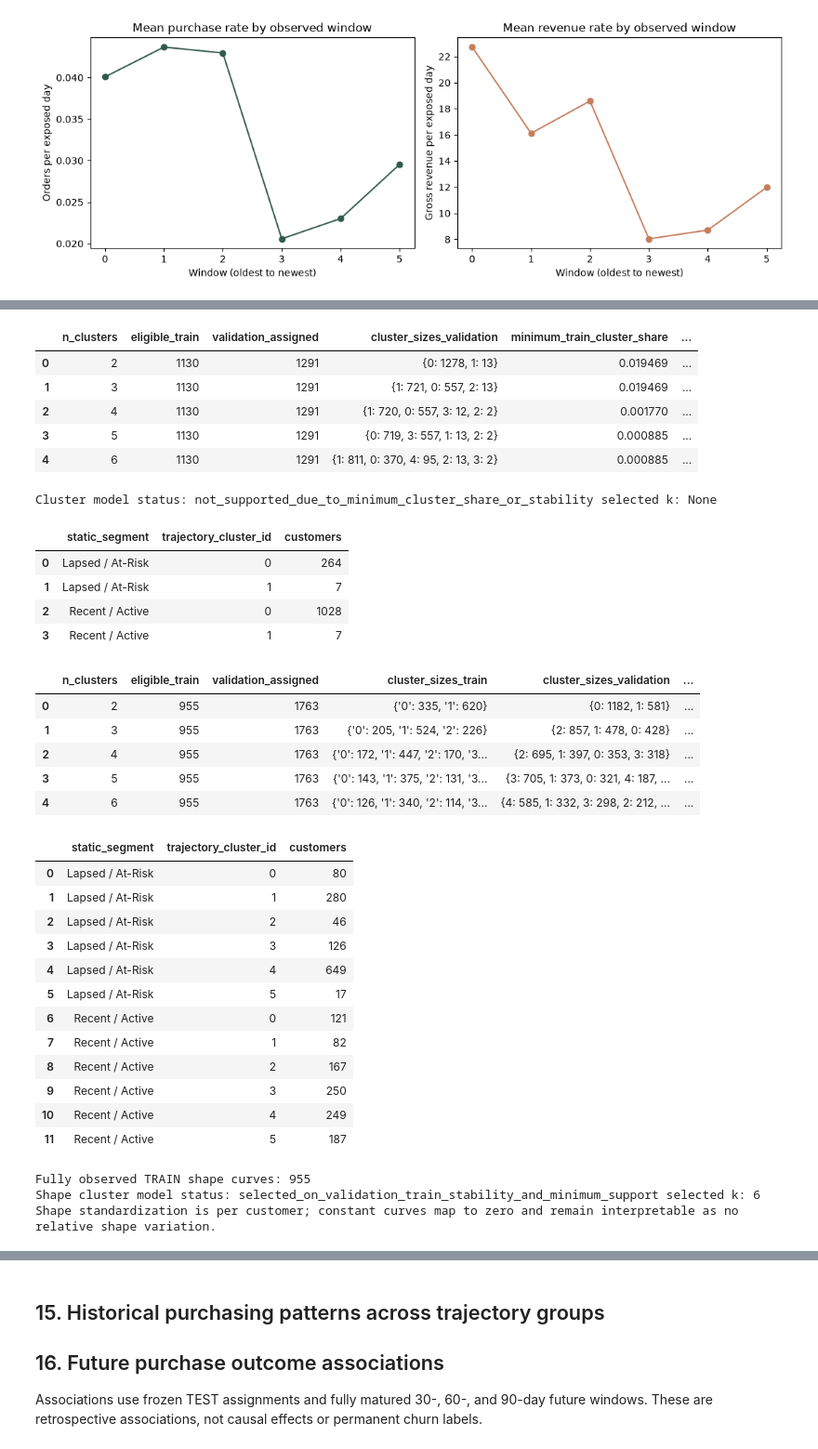
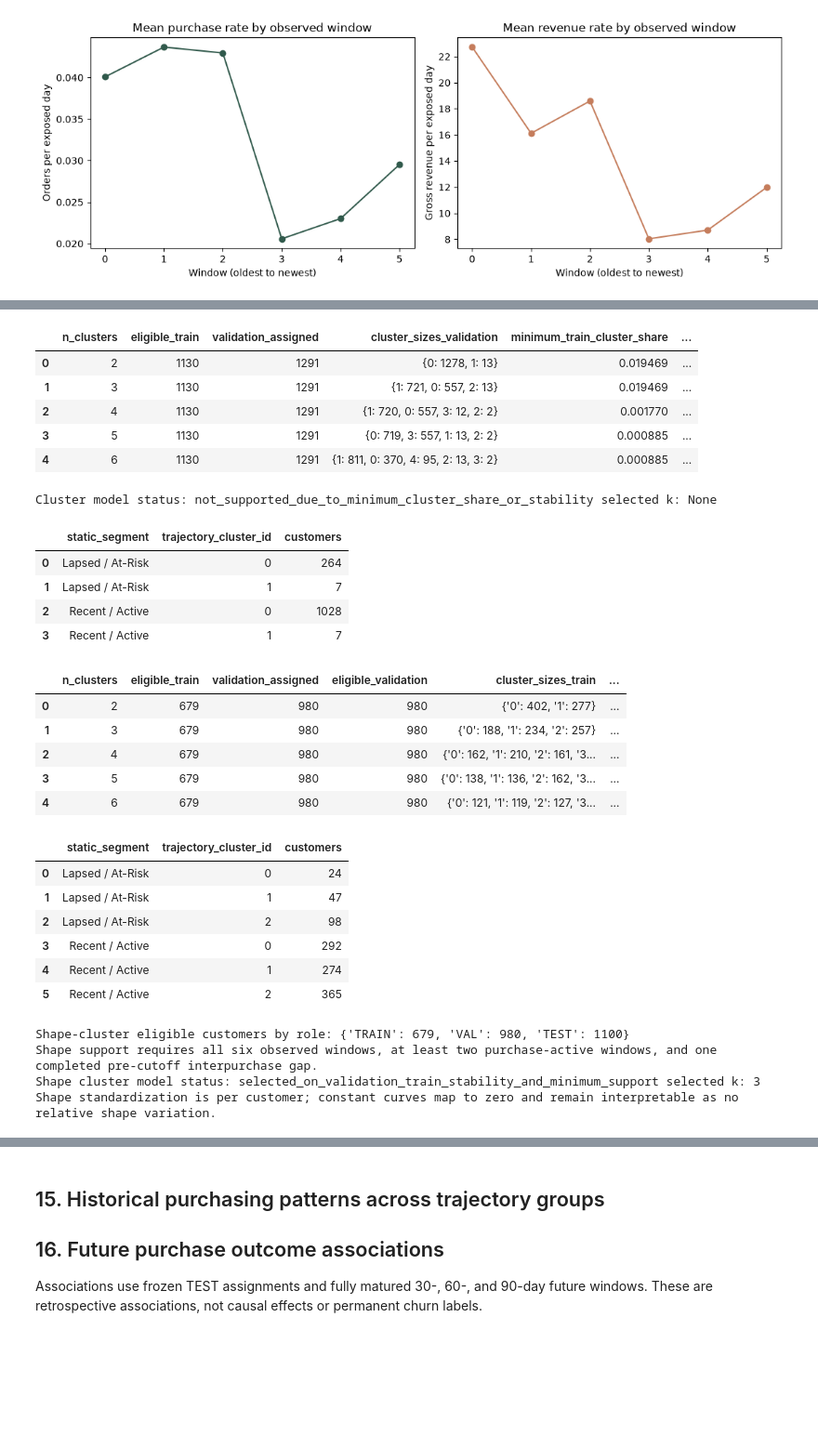
Before and after one commit to Punit-IITPKD/OELP_project, a Jupyter notebook: notebooks/11_Customer_Retention_Trajectory_Analysis.ipynb, the cells around one changed output, grey strips where cells are left out. Shown at 93% size. Cells and saved outputs as stored; diff of their text form; code cells hidden in the pictures; blank space fills up the shorter version.

```diff
--- a/notebooks/11_Customer_Retention_Trajectory_Analysis.ipynb
+++ b/notebooks/11_Customer_Retention_Trajectory_Analysis.ipynb
@@ -330,9 +332,12 @@ shape_val = build_shape_trajectory_features(matrices['VAL'])
 shape_test = build_shape_trajectory_features(matrices['TEST'])
 profile_timings_ms['feature_engineering_ms'] += (time.perf_counter() - shape_features_started) * 1000
 shape_feature_columns = tuple(column for column in shape_train if column.startswith('shape_window_'))
+shape_train_eligible = int(shape_train['cluster_eligible'].sum())
+shape_val_eligible = int(shape_val['cluster_eligible'].sum())
+shape_candidate_max = min(6, shape_train_eligible - 1, int(shape_train_eligible * 0.8) - 1, shape_val_eligible - 1)
 shape_cluster_candidates = []
 shape_cluster_bundles = {}
-for cluster_count in range(2, 7):
+for cluster_count in range(2, shape_candidate_max + 1):
     shape_config = TrajectoryClusteringConfig(
         feature_columns=shape_feature_columns, eligible_column='cluster_eligible',
         n_clusters=cluster_count, stability_runs=8, n_init=15
@@ -356,11 +361,11 @@ for cluster_count in range(2, 7):
     if len(np.unique(shape_val_labels)) > 1 and len(np.unique(shape_val_labels)) < len(shape_val_labels):
         from sklearn.metrics import silhouette_score
         shape_val_silhouette = float(silhouette_score(shape_val_values, shape_val_labels))
-    shape_train_sizes = {int(key): int(value) for key, value in shape_stability['cluster_sizes'].items()}
-    shape_val_sizes = {int(key): int(value) for key, value in pd.Series(shape_val_labels).value_counts().items()}
+    shape_train_sizes = pd.Series({int(key): int(value) for key, value in shape_stability['cluster_sizes'].items()}, dtype=int).reindex(range(cluster_count), fill_value=0).to_dict()
+    shape_val_sizes = pd.Series(shape_val_labels).value_counts().reindex(range(cluster_count), fill_value=0).astype(int).to_dict()
     shape_cluster_candidates.append({
         'n_clusters': cluster_count, 'eligible_train': shape_stability['eligible_train_customers'],
-        'validation_assigned': int(shape_val_mask.sum()), 'cluster_sizes_train': shape_stability['cluster_sizes'],
+        'validation_assigned': int(shape_val_mask.sum()), 'eligible_validation': shape_val_eligible, 'cluster_sizes_train': shape_stability['cluster_sizes'],
         'cluster_sizes_validation': shape_val_sizes,
         'minimum_train_cluster_share': min(shape_train_sizes.values()) / shape_stability['eligible_train_customers'],
         'minimum_validation_cluster_share': min(shape_val_sizes.values()) / max(1, int(shape_val_mask.sum())),
@@ -376,7 +381,7 @@ for cluster_count in range(2, 7):
         'resample_size': shape_stability['resample_size'],
     })
     shape_cluster_bundles[cluster_count] = shape_bundle
-shape_cluster_candidate_table = pd.DataFrame(shape_cluster_candidates)
+shape_cluster_candidate_table = pd.DataFrame(shape_cluster_candidates, columns=['n_clusters', 'eligible_train', 'validation_assigned', 'eligible_validation', 'cluster_sizes_train', 'cluster_sizes_validation', 'minimum_train_cluster_share', 'minimum_validation_cluster_share', 'validation_silhouette', 'train_silhouette', 'within_cluster_inertia', 'davies_bouldin_index', 'calinski_harabasz_index', 'seed_ari_mean', 'seed_ari_min', 'resample_ari_mean', 'resample_ari_min', 'resample_size'])
 display(shape_cluster_candidate_table)
 supported_shape_candidates = shape_cluster_candidate_table.loc[
     shape_cluster_candidate_table['validation_silhouette'].notna()
@@ -387,7 +392,7 @@ supported_shape_candidates = shape_cluster_candidate_table.loc[
 ]
 selected_shape_cluster_count = None
 selected_shape_bundle = None
-shape_cluster_status = 'not_supported_by_train_validation_stability'
+shape_cluster_status = 'not_supported_due_to_insufficient_eligible_customers' if shape_candidate_max < 2 else 'not_supported_by_train_validation_stability'
 if not supported_shape_candidates.empty:
     selected_shape = supported_shape_candidates.sort_values(['validation_silhouette', 'n_clusters'], ascending=[False, True]).iloc[0]
     selected_shape_cluster_count = int(selected_shape['n_clusters'])
@@ -395,55 +400,50 @@ if not supported_shape_candidates.empty:
     shape_cluster_status = 'selected_on_validation_train_stability_and_minimum_support'
 shape_test_assignments = None
 shape_static_dynamic_comparison = {'comparable_customers': 0, 'normalized_mutual_information': None, 'adjusted_rand_index': None, 'cross_tabulation': [], 'status': 'no_supported_shape_cluster_model'}
 if selected_shape_bundle is not None:
     shape_test_config = TrajectoryClusteringConfig(**{**selected_shape_bundle['config'], 'feature_columns': tuple(selected_shape_bundle['config']['feature_columns'])})
     prepared_shape_test = prepare_trajectory_features(shape_test, shape_test_config)
     assignment_started = time.perf_counter()
     shape_test_assignments = assign_trajectory_clusters(selected_shape_bundle, prepared_shape_test)
     profile_timings_ms['cluster_assignment_ms'] += (time.perf_counter() - assignment_started) * 1000
     saved_split = pd.read_csv(ROOT / 'data/processed/temporal/predictive_splits_30d.csv')
     static_test = saved_split.loc[saved_split['split_role'].eq('TEST'), ['Customer ID', 'Hist_Segment']]
     shape_static_dynamic_comparison = compare_static_dynamic_segments(static_test, shape_test_assignments)
     display(pd.DataFrame(shape_static_dynamic_comparison['cross_tabulation']))
 test_assignments = shape_test_assignments if shape_test_assignments is not None else exploratory_test_assignments if not best_validation_candidates.empty else None
-shape_train_eligible = int(shape_train['cluster_eligible'].sum())
-print('Fully observed TRAIN shape curves:', shape_train_eligible)
+print('Shape-cluster eligible customers by role:', {'TRAIN': shape_train_eligible, 'VAL': shape_val_eligible, 'TEST': int(shape_test['cluster_eligible'].sum())})
+print('Shape support requires all six observed windows, at least two purchase-active windows, and one completed pre-cutoff interpurchase gap.')
 print('Shape cluster model status:', shape_cluster_status, 'selected k:', selected_shape_cluster_count)
 print('Shape standardization is per customer; constant curves map to zero and remain interpretable as no relative shape variation.')
 # %% [output]
 |  | n_clusters | eligible_train | validation_assigned | cluster_sizes_validation | minimum_train_cluster_share | ... |
 | 0 | 2 | 1130 | 1291 | {0: 1278, 1: 13} | 0.019469 | ... |
 | 1 | 3 | 1130 | 1291 | {1: 721, 0: 557, 2: 13} | 0.019469 | ... |
 | 2 | 4 | 1130 | 1291 | {1: 720, 0: 557, 3: 12, 2: 2} | 0.001770 | ... |
 | 3 | 5 | 1130 | 1291 | {0: 719, 3: 557, 1: 13, 2: 2} | 0.000885 | ... |
 | 4 | 6 | 1130 | 1291 | {1: 811, 0: 370, 4: 95, 2: 13, 3: 2} | 0.000885 | ... |
 Cluster model status: not_supported_due_to_minimum_cluster_share_or_stability selected k: None
 |  | static_segment | trajectory_cluster_id | customers |
 | 0 | Lapsed / At-Risk | 0 | 264 |
 | 1 | Lapsed / At-Risk | 1 | 7 |
 | 2 | Recent / Active | 0 | 1028 |
 | 3 | Recent / Active | 1 | 7 |
-|  | n_clusters | eligible_train | validation_assigned | cluster_sizes_train | cluster_sizes_validation | ... |
-| 0 | 2 | 955 | 1763 | {'0': 335, '1': 620} | {0: 1182, 1: 581} | ... |
-| 1 | 3 | 955 | 1763 | {'0': 205, '1': 524, '2': 226} | {2: 857, 1: 478, 0: 428} | ... |
-| 2 | 4 | 955 | 1763 | {'0': 172, '1': 447, '2': 170, '3... | {2: 695, 1: 397, 0: 353, 3: 318} | ... |
-| 3 | 5 | 955 | 1763 | {'0': 143, '1': 375, '2': 131, '3... | {3: 705, 1: 373, 0: 321, 4: 187, ... | ... |
-| 4 | 6 | 955 | 1763 | {'0': 126, '1': 340, '2': 114, '3... | {4: 585, 1: 332, 3: 298, 2: 212, ... | ... |
+|  | n_clusters | eligible_train | validation_assigned | eligible_validation | cluster_sizes_train | ... |
+| 0 | 2 | 679 | 980 | 980 | {'0': 402, '1': 277} | ... |
+| 1 | 3 | 679 | 980 | 980 | {'0': 188, '1': 234, '2': 257} | ... |
+| 2 | 4 | 679 | 980 | 980 | {'0': 162, '1': 210, '2': 161, '3... | ... |
+| 3 | 5 | 679 | 980 | 980 | {'0': 138, '1': 136, '2': 162, '3... | ... |
+| 4 | 6 | 679 | 980 | 980 | {'0': 121, '1': 119, '2': 127, '3... | ... |
 |  | static_segment | trajectory_cluster_id | customers |
-| 0 | Lapsed / At-Risk | 0 | 80 |
-| 1 | Lapsed / At-Risk | 1 | 280 |
-| 2 | Lapsed / At-Risk | 2 | 46 |
-| 3 | Lapsed / At-Risk | 3 | 126 |
-| 4 | Lapsed / At-Risk | 4 | 649 |
-| 5 | Lapsed / At-Risk | 5 | 17 |
-| 6 | Recent / Active | 0 | 121 |
-| 7 | Recent / Active | 1 | 82 |
-| 8 | Recent / Active | 2 | 167 |
-| 9 | Recent / Active | 3 | 250 |
-| 10 | Recent / Active | 4 | 249 |
-| 11 | Recent / Active | 5 | 187 |
+| 0 | Lapsed / At-Risk | 0 | 24 |
+| 1 | Lapsed / At-Risk | 1 | 47 |
+| 2 | Lapsed / At-Risk | 2 | 98 |
+| 3 | Recent / Active | 0 | 292 |
+| 4 | Recent / Active | 1 | 274 |
+| 5 | Recent / Active | 2 | 365 |
-Fully observed TRAIN shape curves: 955
-Shape cluster model status: selected_on_validation_train_stability_and_minimum_support selected k: 6
+Shape-cluster eligible customers by role: {'TRAIN': 679, 'VAL': 980, 'TEST': 1100}
+Shape support requires all six observed windows, at least two purchase-active windows, and one completed pre-cutoff interpurchase gap.
+Shape cluster model status: selected_on_validation_train_stability_and_minimum_support selected k: 3
 Shape standardization is per customer; constant curves map to zero and remain interpretable as no relative shape variation.
 # %% [markdown]
 ## 12. Functional curve representations
```
Also changed, not shown: parts of 7 cells of this notebook, 23 other files.
